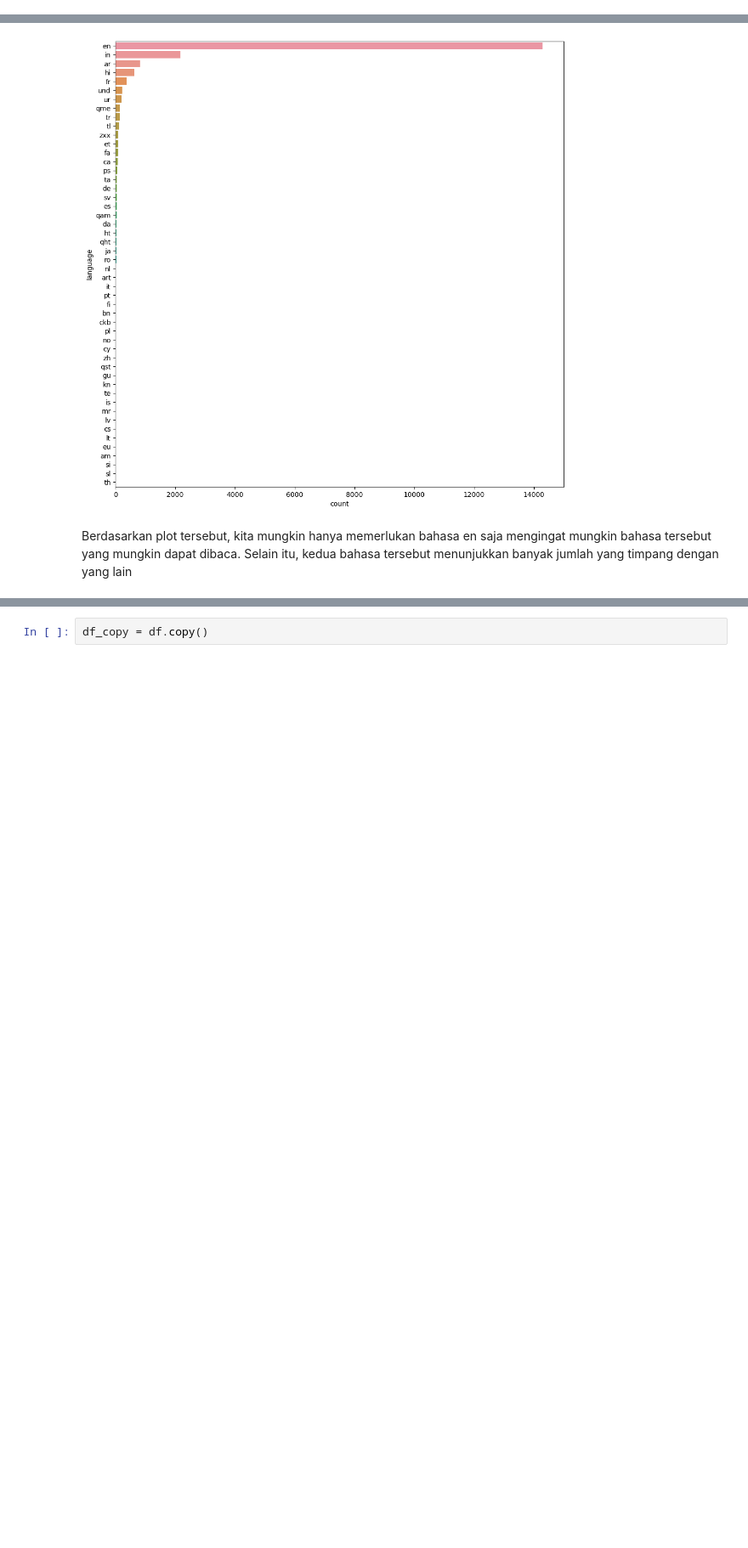
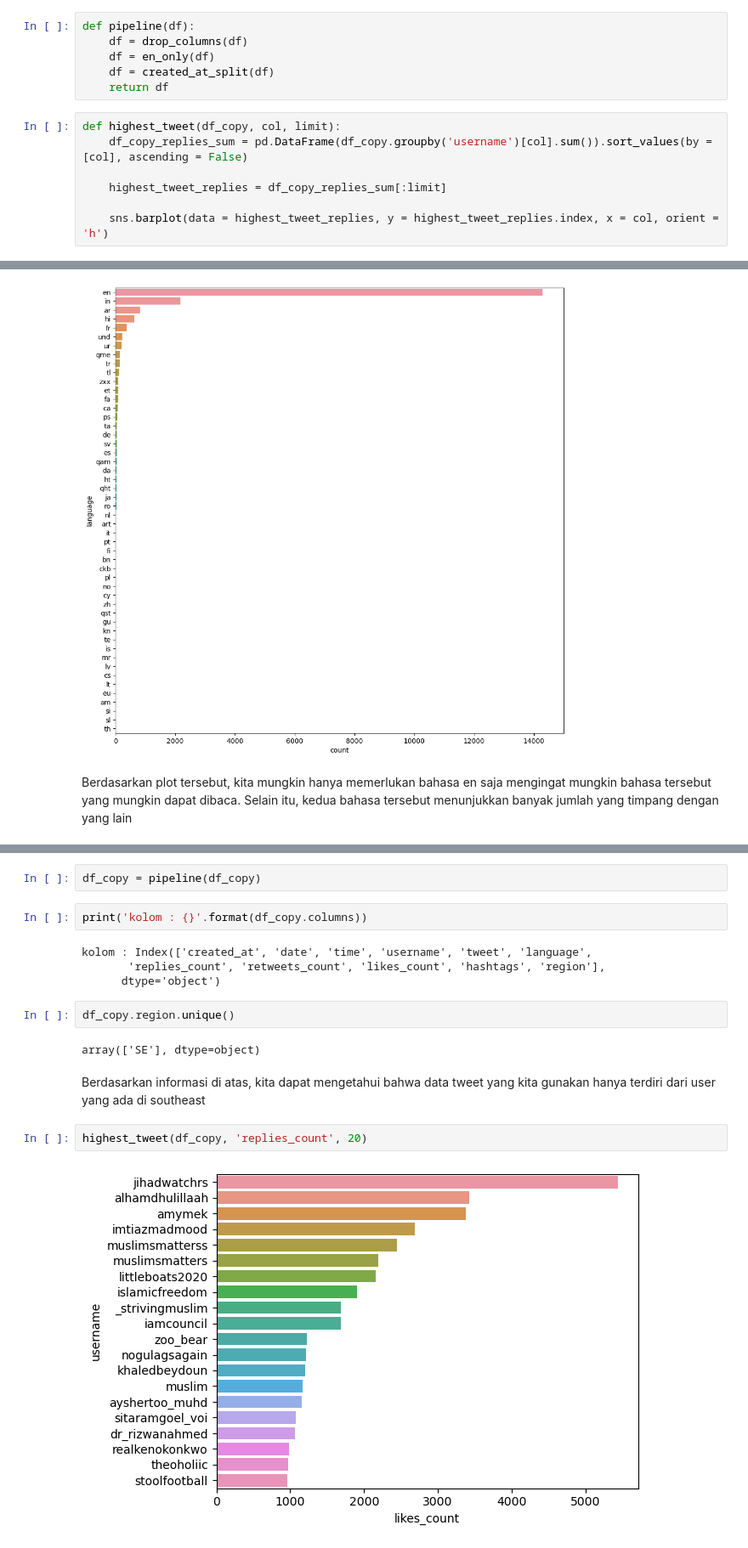
Before and after one commit to rarmnsyah/DATASCIENCE, a Jupyter notebook: MEGA-PROJECT/main.ipynb, the cells around one changed output, grey strips where cells are left out. Shown at 85% size. Drawn from its saved outputs; the diff is of its cells as text; blank space fills up the shorter version.

Commit message:
dailies update
membuat beberapa fungsi dan melakukan brainstorming ulang terhadap tujuan dari projek

```diff
--- a/MEGA-PROJECT/main.ipynb
+++ b/MEGA-PROJECT/main.ipynb
@@ -45,3 +46,16 @@ def pipeline(df):
+# %%
+def pipeline(df):
+    df = drop_columns(df)
+    df = en_only(df)
+    df = created_at_split(df)
+    return df
+# %%
+def highest_tweet(df_copy, col, limit):
+    df_copy_replies_sum = pd.DataFrame(df_copy.groupby('username')[col].sum()).sort_values(by = [col], ascending = False)
+
+    highest_tweet_replies = df_copy_replies_sum[:limit]
+
+    sns.barplot(data = highest_tweet_replies, y = highest_tweet_replies.index, x = col, orient = 'h')
 # %%
 cwd = os.getcwd()
 data_path = os.path.join(cwd, 'databases', 'store_twit_muslim.csv')
@@ -100,2 +112,18 @@ df_en = en_only(df_copy)
-# %%
-df_copy = df.copy()
+# %%
+df_copy = pipeline(df_copy)
+# %%
+print('kolom : {}'.format(df_copy.columns))
+# %% [output]
+kolom : Index(['created_at', 'date', 'time', 'username', 'tweet', 'language',
+       'replies_count', 'retweets_count', 'likes_count', 'hashtags', 'region'],
+      dtype='object')
+# %%
+df_copy.region.unique()
+# %% [output]
+array(['SE'], dtype=object)
+# %% [markdown]
+Berdasarkan informasi di atas, kita dapat mengetahui bahwa data tweet yang kita gunakan hanya terdiri dari user yang ada di southeast
+# %%
+highest_tweet(df_copy, 'replies_count', 20)
+# %% [output]
+[figure, added]
```
Also changed, not shown: parts of 12 cells of this notebook, 3 other files.
